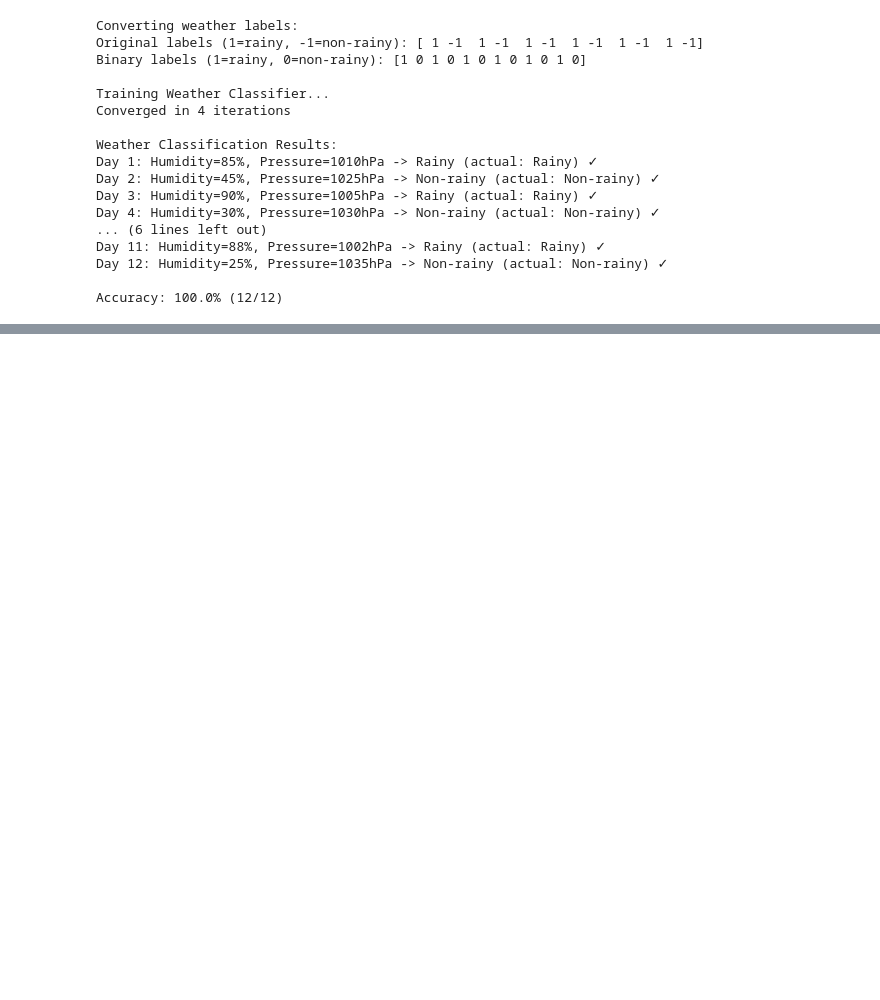
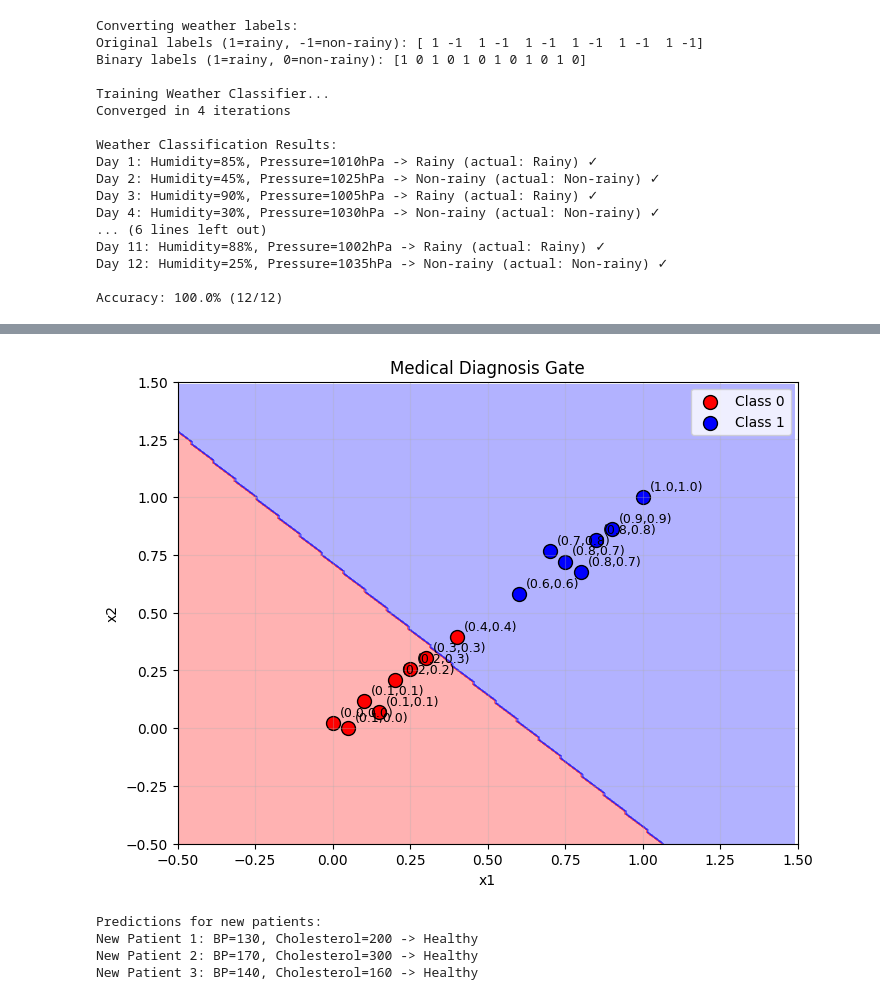
Before and after one commit to ali-shiekh16/DLP-assignments, a Jupyter notebook: assignment_01/assignment_01.ipynb, the cells around one changed output, grey strips where cells are left out. Drawn from its saved outputs; the diff is of its cells as text; code cells hidden in the pictures; blank space fills up the shorter version.

Commit message:
Implement patient classification

```diff
--- a/assignment_01/assignment_01.ipynb
+++ b/assignment_01/assignment_01.ipynb
@@ -653,0 +752,31 @@ Model weights: [ 0.44888554  1.26963203 -0.08360265]
+# %%
+# Visualize medical diagnosis decision boundary (scaled)
+X_medical_scaled = (X_medical - X_medical.min(axis=0)) / (X_medical.max(axis=0) - X_medical.min(axis=0))
+
+# Train model on scaled data for visualization
+medical_scaled_model = Perceptron(learning_rate=0.0001, max_iter=1000)
+medical_scaled_model.fit(X_medical_scaled, y_medical_binary)
+
+# Use existing plot_boundary function with correct parameter order
+plot_boundary(X_medical_scaled, y_medical_binary, medical_scaled_model, "Medical Diagnosis")
+
+# Test with new patient data
+new_patients = np.array([
+    [130, 200],  # Lower BP, moderate cholesterol - should be healthy
+    [170, 300],  # High BP, high cholesterol - should have disease
+    [140, 160]   # Moderate BP, low cholesterol - should be healthy
+])
+
+new_patients_scaled = (new_patients - X_medical.min(axis=0)) / (X_medical.max(axis=0) - X_medical.min(axis=0))
+new_predictions = medical_model.predict(new_patients_scaled)
+
+print("\nPredictions for new patients:")
+for i, (bp, chol) in enumerate(new_patients):
+    diagnosis = "Disease" if new_predictions[i] == 1 else "Healthy"
+    print(f"New Patient {i+1}: BP={bp}, Cholesterol={chol} -> {diagnosis}")
+# %% [output]
+[figure, added]
+Predictions for new patients:
+New Patient 1: BP=130, Cholesterol=200 -> Healthy
+New Patient 2: BP=170, Cholesterol=300 -> Healthy
+New Patient 3: BP=140, Cholesterol=160 -> Healthy
```
Also changed, not shown: parts of 4 cells of this notebook.
